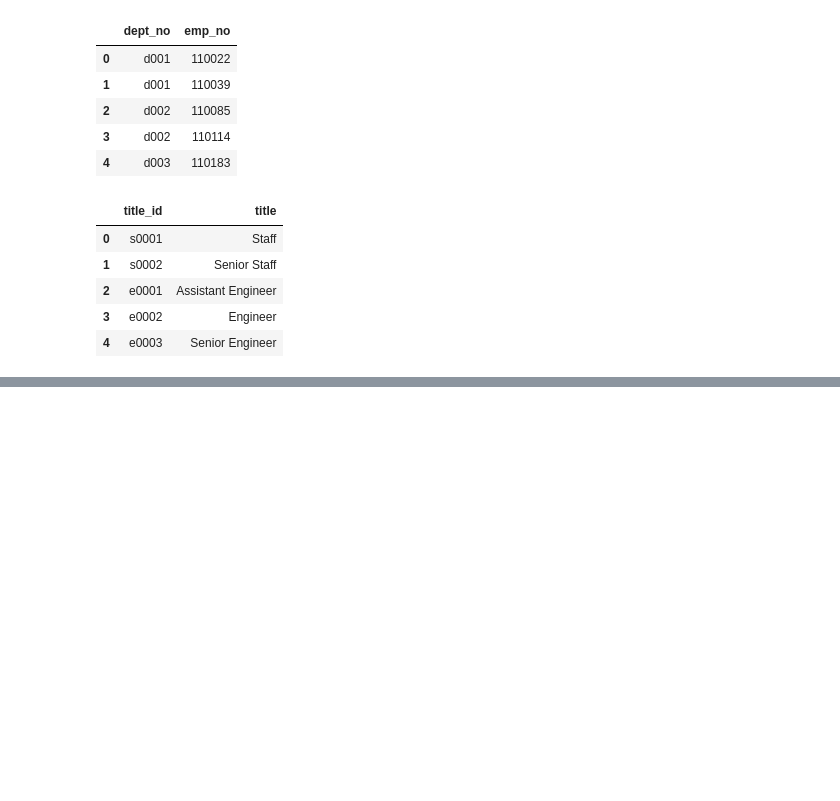
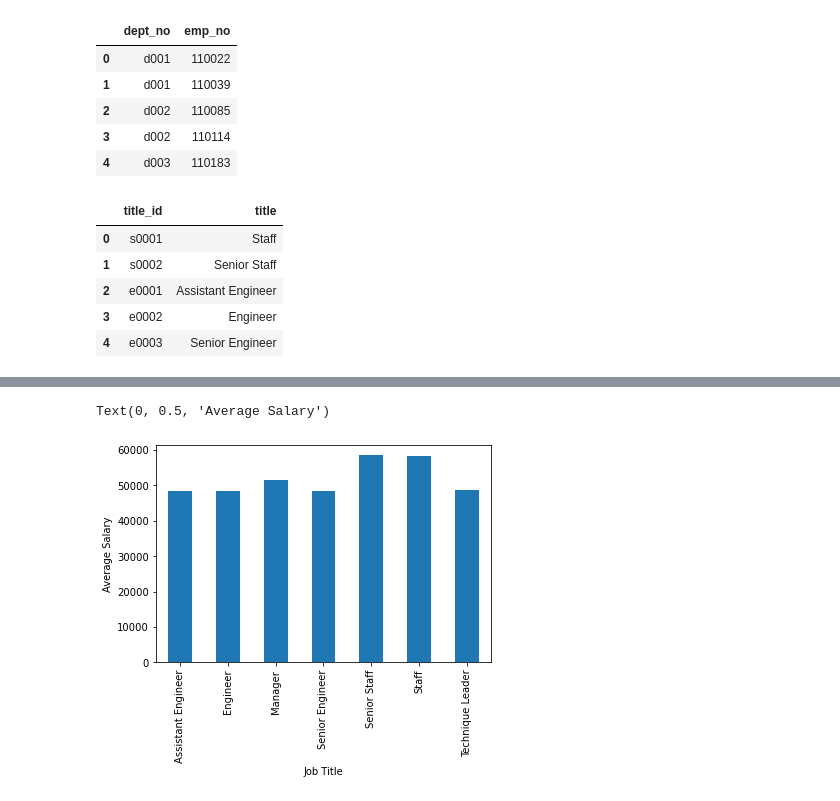
Before and after one commit to vsong3925/EmployeeSQL, a Jupyter notebook: employees_db.ipynb, the cells around one changed output, grey strips where cells are left out. Drawn from its saved outputs; the diff is of its cells as text; code cells hidden in the pictures; blank space fills up the shorter version.

```diff
--- a/employees_db.ipynb
+++ b/employees_db.ipynb
@@ -66,0 +127,10 @@ titles.head()
+# %%
+# Create bar chart
+employees_grouped_by_title = title_salaries.groupby(['title'])['salary'].mean()
+
+employees_grouped_by_title.plot.bar()
+plt.xlabel("Job Title")
+plt.ylabel("Average Salary")
+# %% [output]
+Text(0, 0.5, 'Average Salary')
+[figure, added]
```
Also changed, not shown: parts of 9 cells of this notebook.
